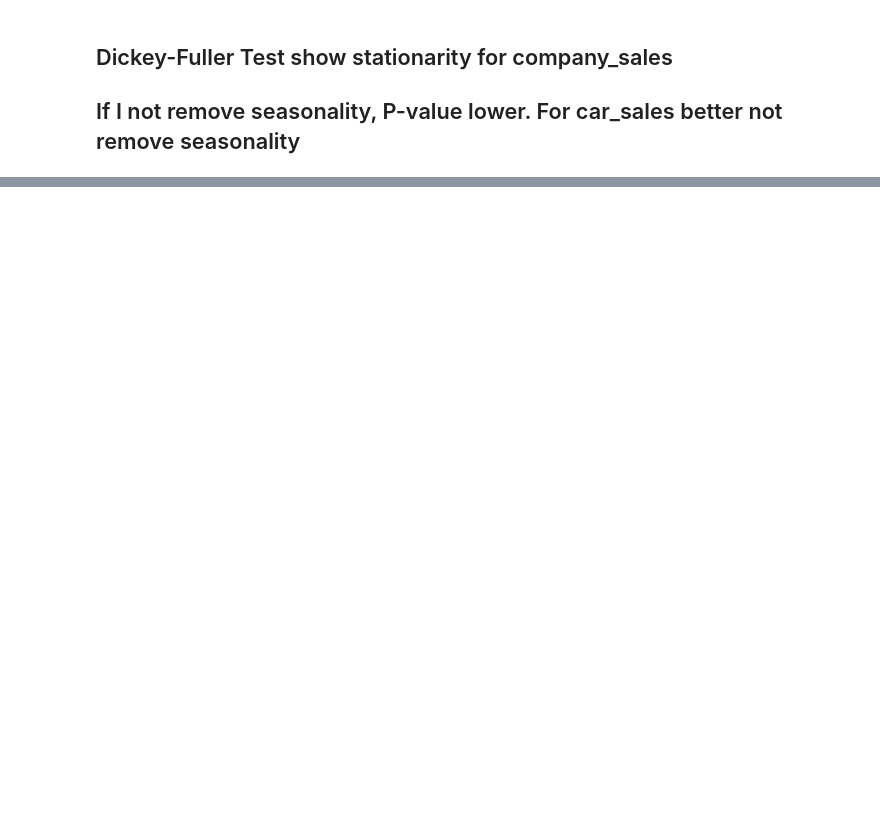
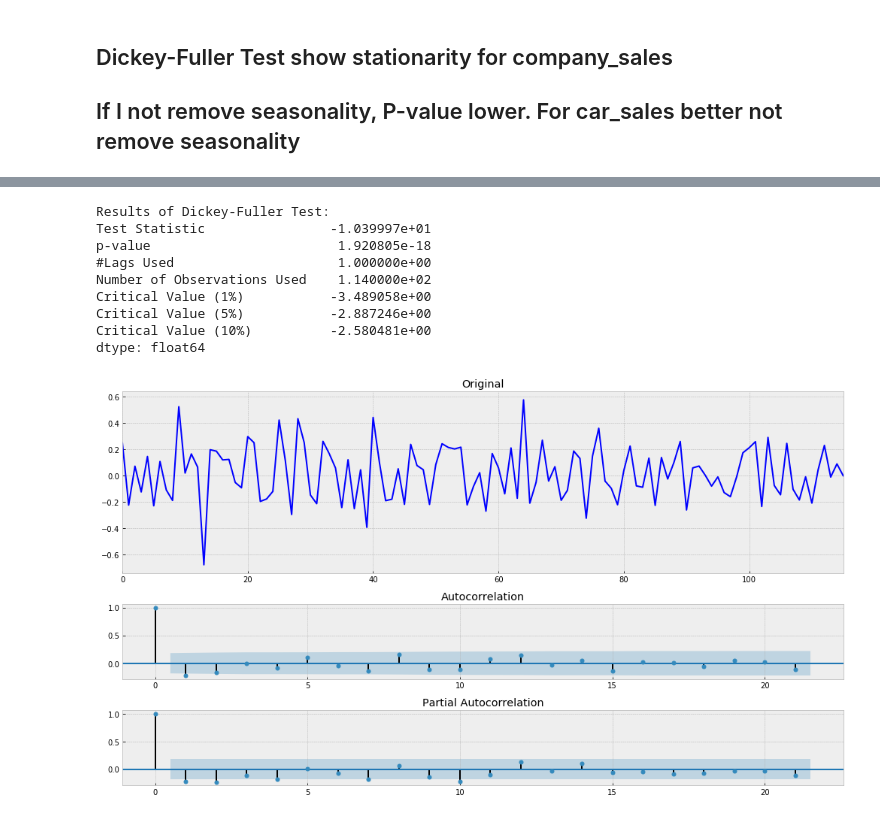
Before and after one commit to konstantinovaf/hw_tsa, a Jupyter notebook: hw_tsa_1.ipynb, the cells around one changed output, grey strips where cells are left out. Cells and saved outputs as stored; diff of their text form; code cells hidden in the pictures; blank space fills up the shorter version.

```diff
--- a/hw_tsa_1.ipynb
+++ b/hw_tsa_1.ipynb
@@ -257,0 +324,28 @@ dtype: float64
+# %%
+robberies = pd.read_csv("monthly-boston-armed-robberies-j.csv")['Count']
+# tsplot(robberies)
+
+robberies = boxcox(robberies, 0)
+# tsplot(robberies)
+
+# Remove trend
+robberies = robberies[1:] - robberies[:-1]
+robberies = robberies[1:]
+tsplot(robberies)
+
+# # remove seasonality
+# temperature = temperature[14:] - temperature[:-14]
+# tsplot(temperature)
+
+# Conclusion: p-value less than 0.05, therefore this time series already stationarity
+# %% [output]
+Results of Dickey-Fuller Test:
+Test Statistic                -1.039997e+01
+p-value                        1.920805e-18
+#Lags Used                     1.000000e+00
+Number of Observations Used    1.140000e+02
+Critical Value (1%)           -3.489058e+00
+Critical Value (5%)           -2.887246e+00
+Critical Value (10%)          -2.580481e+00
+dtype: float64
+[figure, added]
```
Also changed, not shown: parts of 9 cells of this notebook.
